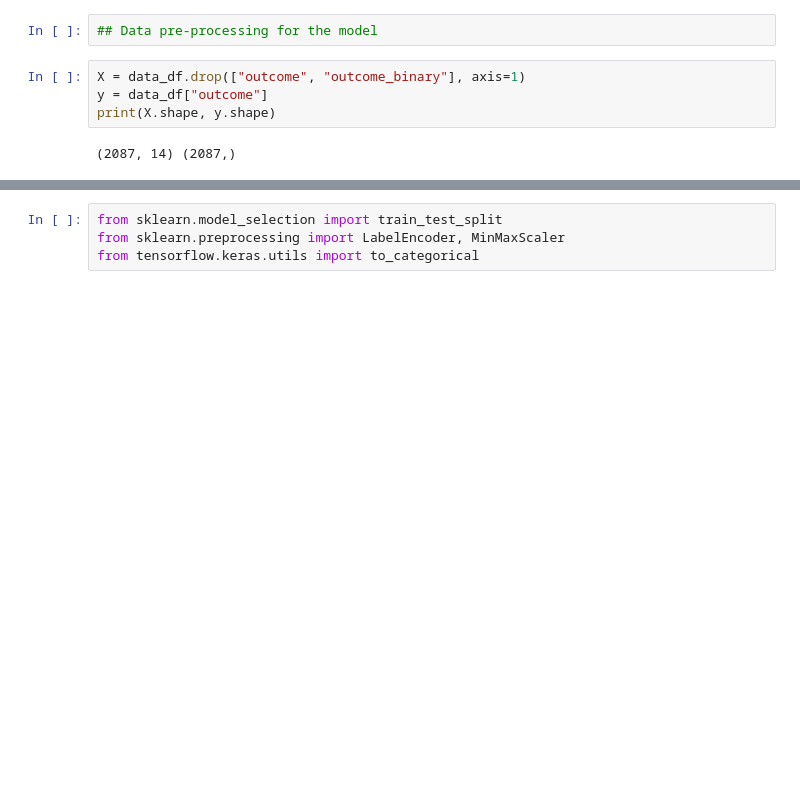
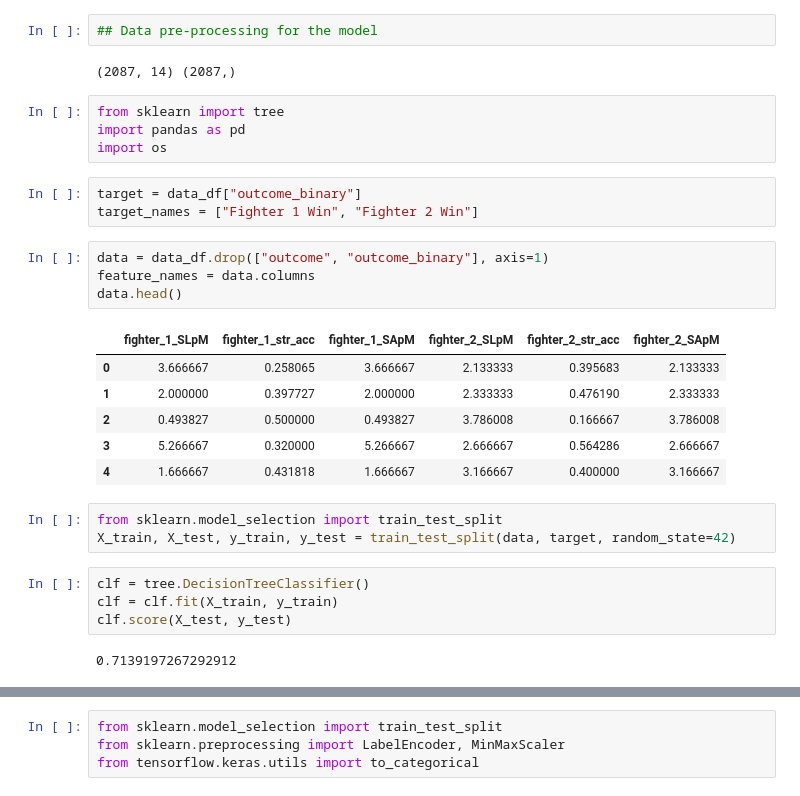
Before and after one commit to cjdance/final_project, a Jupyter notebook: data_clean_up.ipynb, the cells around one changed output, grey strips where cells are left out. Cells and saved outputs as stored; diff of their text form; blank space fills up the shorter version.

```diff
--- a/data_clean_up.ipynb
+++ b/data_clean_up.ipynb
@@ -622,8 +614,32 @@ data_df.to_sql('model_data', con=engine, if_exists='append', index = True)
 # %%
 ## Data pre-processing for the model
 # %%
-X = data_df.drop(["outcome", "outcome_binary"], axis=1)
-y = data_df["outcome"]
-print(X.shape, y.shape)
 # %% [output]
 (2087, 14) (2087,)
+# %%
+from sklearn import tree
+import pandas as pd
+import os
+# %%
+target = data_df["outcome_binary"]
+target_names = ["Fighter 1 Win", "Fighter 2 Win"]
+# %%
+data = data_df.drop(["outcome", "outcome_binary"], axis=1)
+feature_names = data.columns
+data.head()
+# %% [output]
+|  | fighter_1_SLpM | fighter_1_str_acc | fighter_1_SApM | fighter_2_SLpM | fighter_2_str_acc | fighter_2_SApM |
+| 0 | 3.666667 | 0.258065 | 3.666667 | 2.133333 | 0.395683 | 2.133333 |
+| 1 | 2.000000 | 0.397727 | 2.000000 | 2.333333 | 0.476190 | 2.333333 |
+| 2 | 0.493827 | 0.500000 | 0.493827 | 3.786008 | 0.166667 | 3.786008 |
+| 3 | 5.266667 | 0.320000 | 5.266667 | 2.666667 | 0.564286 | 2.666667 |
+| 4 | 1.666667 | 0.431818 | 1.666667 | 3.166667 | 0.400000 | 3.166667 |
+# %%
+from sklearn.model_selection import train_test_split
+X_train, X_test, y_train, y_test = train_test_split(data, target, random_state=42)
+# %%
+clf = tree.DecisionTreeClassifier()
+clf = clf.fit(X_train, y_train)
+clf.score(X_test, y_test)
+# %% [output]
+0.7139197267292912
```
Also changed, not shown: parts of 49 cells of this notebook, 2 other files.
